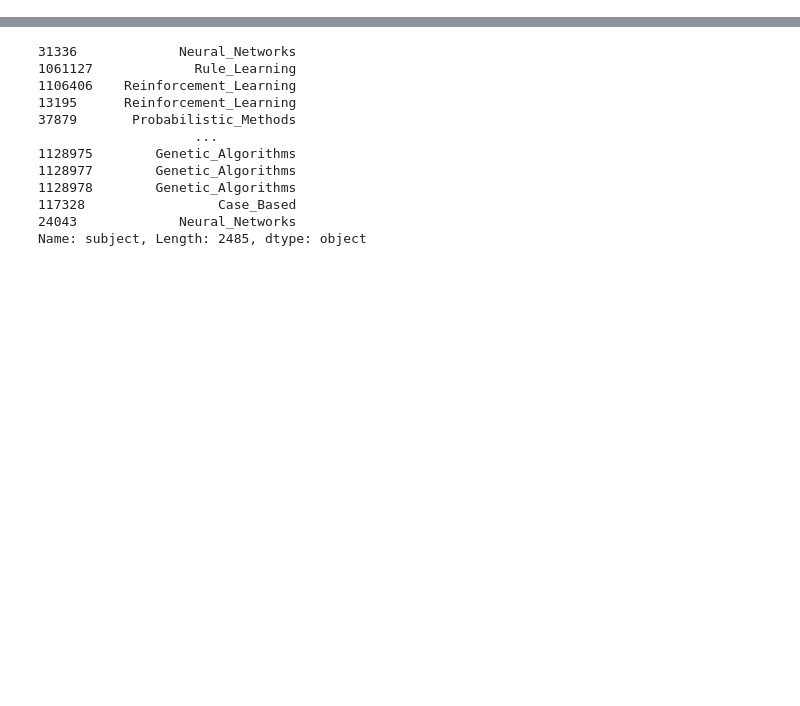
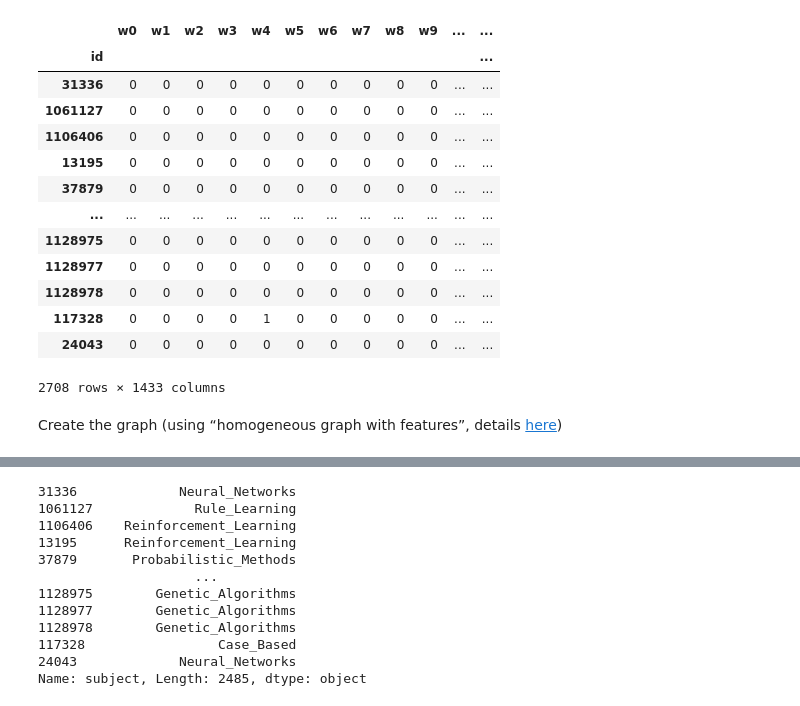
Before and after one commit to erikapat/GRAPH_ALGORITHMS_SPARK, a Jupyter notebook: Node2Vec (other example).ipynb, the cells around one changed output, grey strips where cells are left out. Saved outputs shown, nothing was run; the diff lists cells and outputs as text; code cells hidden in the pictures; blank space fills up the shorter version.

```diff
--- a/Node2Vec (other example).ipynb
+++ b/Node2Vec (other example).ipynb
@@ -2,0 +99,21 @@
+# %%
+# remove columns
+cora_content_no_subject = cora_content_str_subject.drop(columns="subject")
+cora_content_no_subject
+# %% [output]
+|  | w0 | w1 | w2 | w3 | w4 | w5 | w6 | w7 | w8 | w9 | ... | ... |
+| id |  |  |  |  |  |  |  |  |  |  |  | ... |
+| 31336 | 0 | 0 | 0 | 0 | 0 | 0 | 0 | 0 | 0 | 0 | ... | ... |
+| 1061127 | 0 | 0 | 0 | 0 | 0 | 0 | 0 | 0 | 0 | 0 | ... | ... |
+| 1106406 | 0 | 0 | 0 | 0 | 0 | 0 | 0 | 0 | 0 | 0 | ... | ... |
+| 13195 | 0 | 0 | 0 | 0 | 0 | 0 | 0 | 0 | 0 | 0 | ... | ... |
+| 37879 | 0 | 0 | 0 | 0 | 0 | 0 | 0 | 0 | 0 | 0 | ... | ... |
+| ... | ... | ... | ... | ... | ... | ... | ... | ... | ... | ... | ... | ... |
+| 1128975 | 0 | 0 | 0 | 0 | 0 | 0 | 0 | 0 | 0 | 0 | ... | ... |
+| 1128977 | 0 | 0 | 0 | 0 | 0 | 0 | 0 | 0 | 0 | 0 | ... | ... |
+| 1128978 | 0 | 0 | 0 | 0 | 0 | 0 | 0 | 0 | 0 | 0 | ... | ... |
+| 117328 | 0 | 0 | 0 | 0 | 1 | 0 | 0 | 0 | 0 | 0 | ... | ... |
+| 24043 | 0 | 0 | 0 | 0 | 0 | 0 | 0 | 0 | 0 | 0 | ... | ... |
+2708 rows × 1433 columns
+# %% [markdown]
+Create the graph (using “homogeneous graph with features”, details [here](https://stellargraph.readthedocs.io/en/stable/demos/basics/loading-pandas.html))
```
Also changed, not shown: parts of 31 cells of this notebook, 2 other files.
